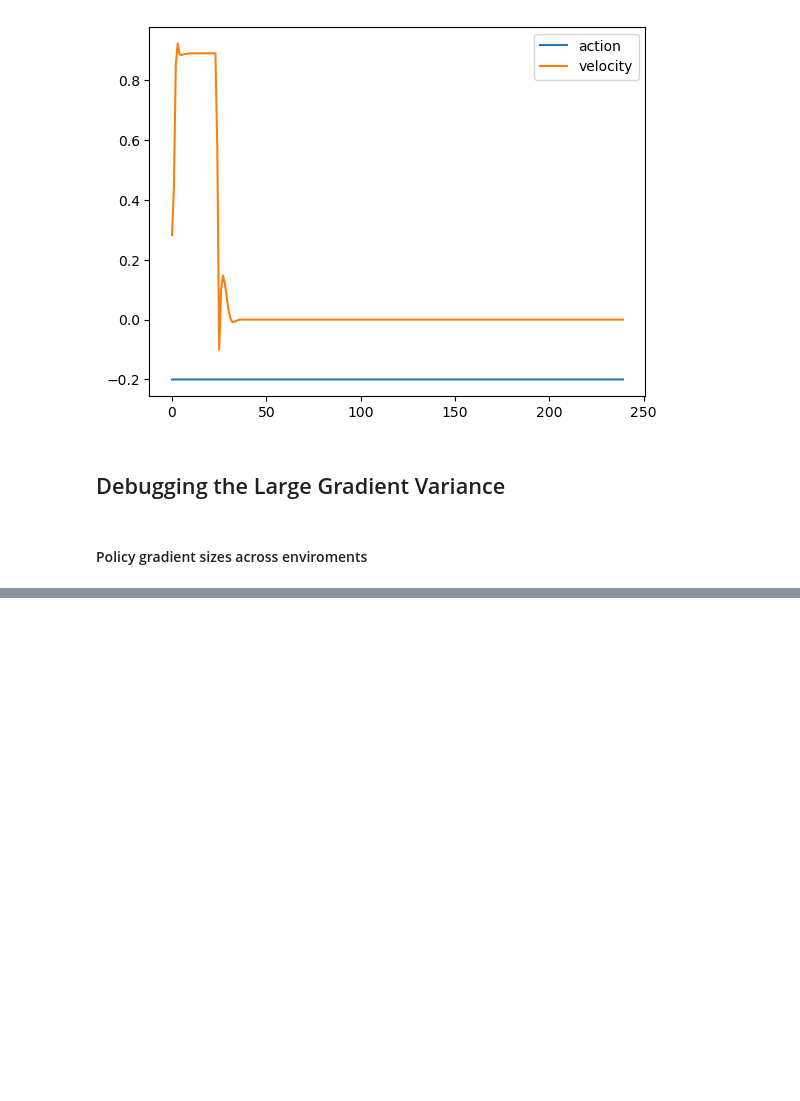
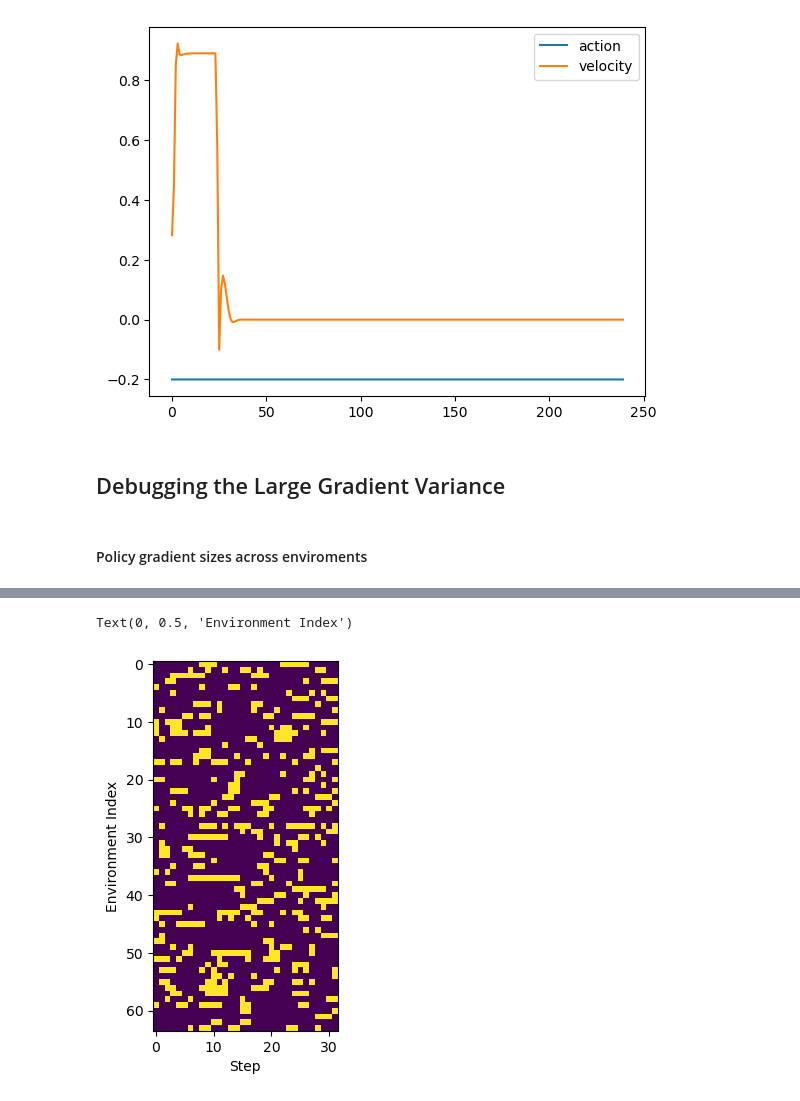
Before and after one commit to Andrew-Luo1/jax_shac, a Jupyter notebook: anymal.ipynb, the cells around one changed output, grey strips where cells are left out. Cells and saved outputs as stored; diff of their text form; code cells hidden in the pictures; blank space fills up the shorter version.

```diff
--- a/anymal.ipynb
+++ b/anymal.ipynb
@@ -237,0 +379,11 @@ plt.legend()
+# %%
+jac_norms = norm(long_jacs, axes=(2, 3))
+thresh = 100 # Based on above figure
+big_jacs = jac_norms > thresh
+
+plt.imshow(big_jacs)
+plt.xlabel("Step")
+plt.ylabel("Environment Index")
+# %% [output]
+Text(0, 0.5, 'Environment Index')
+[figure, added]
```
Also changed, not shown: parts of 14 cells of this notebook, 4 other files.
